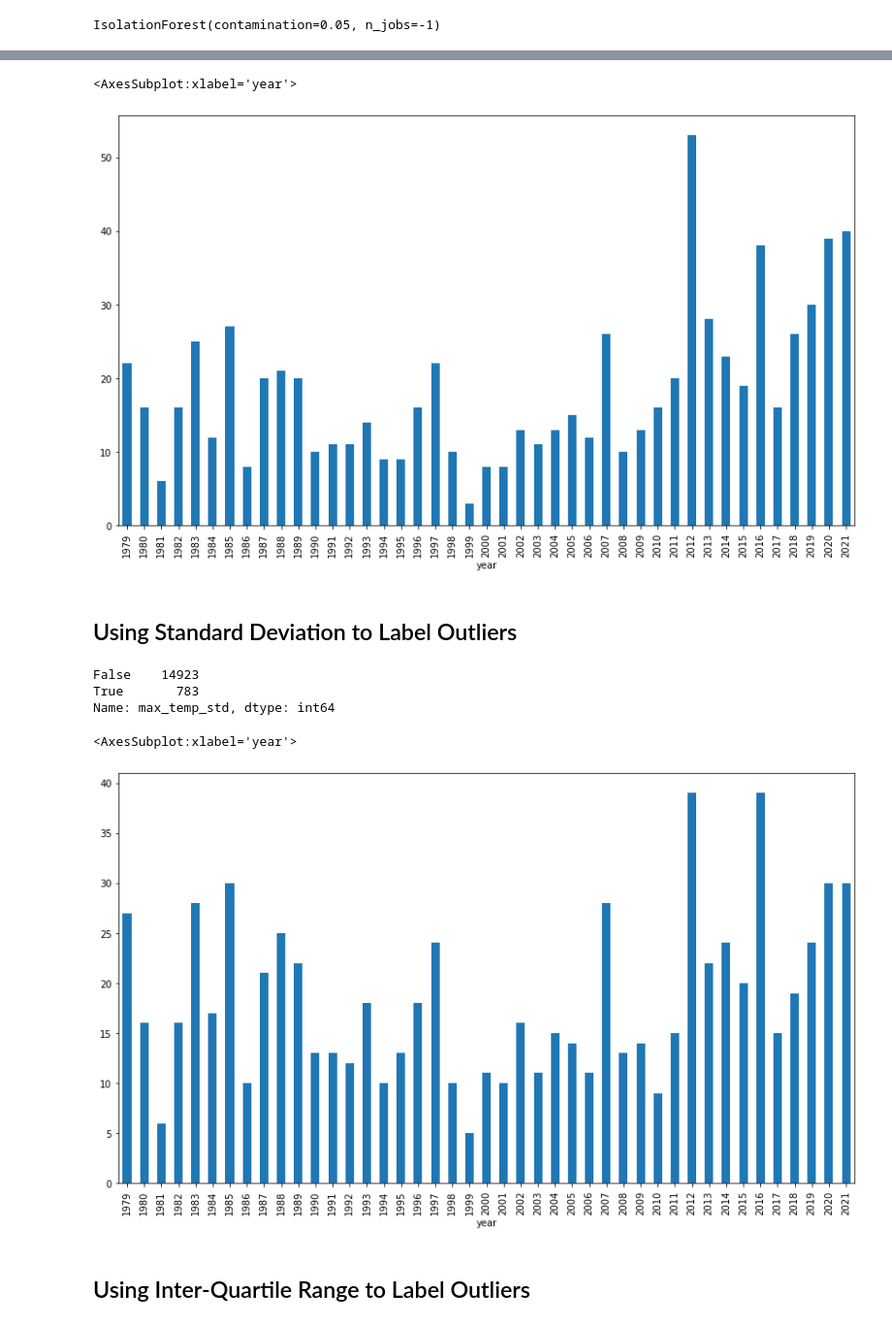
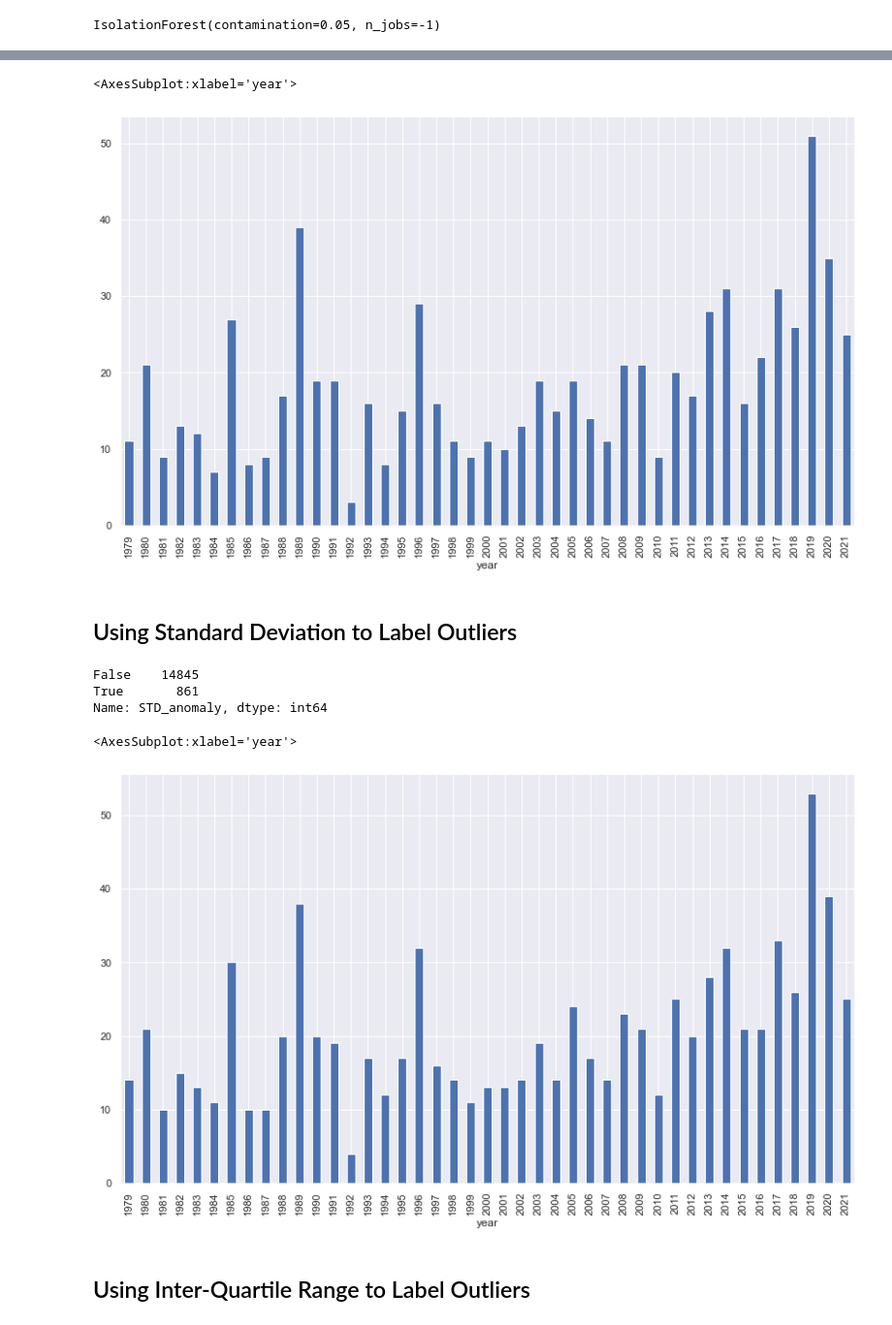
Before and after one commit to joseph-cavarretta/projects, a Jupyter notebook: DS_projects/weather_model/weather_eda.ipynb, the cells around one changed output, grey strips where cells are left out. Shown at 97% size. Cells and saved outputs as stored; diff of their text form; code cells hidden in the pictures.

```diff
--- a/DS_projects/weather_model/weather_eda.ipynb
+++ b/DS_projects/weather_model/weather_eda.ipynb
@@ -205,11 +236,11 @@ df[['max_temp', 'mean_temp', 'min_temp']].plot.box(figsize=(14,8))
 # %% [markdown]
 ## Using an Isolation Forest to Label Anomalies
 # %%
-# I will look at anomalies for maximum 1-hour daily temp
+# build isolation forest model with residual data from max hourly temp each day
 
 isolation_forest = IsolationForest(n_estimators=100, n_jobs=-1, contamination=0.05)
-isolation_forest.fit(df['max_temp'].to_numpy().reshape(-1,1))
+isolation_forest.fit(df['LOESS_residuals'].to_numpy().reshape(-1,1))
 # %% [output]
 IsolationForest(contamination=0.05, n_jobs=-1)
 # %%
-df['max_temp_isf'] = isolation_forest.fit_predict(df['max_temp'].to_numpy().reshape(-1,1))
+df['iso_forest_anomaly'] = isolation_forest.fit_predict(df['LOESS_residuals'].to_numpy().reshape(-1,1))
@@ -234,35 +254,35 @@ Name: max_temp_isf, dtype: int64
 # %%
-# number of max temp anomaly days per year
-df.loc[df['max_temp_isf']==-1].groupby('year')['max_temp'].count().plot(kind='bar', figsize=(14,8))
+# number of mean temp anomaly days per year
+df.loc[df['iso_forest_anomaly']==-1].groupby('year')['mean_temp'].count().plot(kind='bar', figsize=(14,8))
 # %% [output]
 <AxesSubplot:xlabel='year'>
-[figure, old version]
+[figure, new version]
 # %% [markdown]
 ## Using Standard Deviation to Label Outliers
 # %%
-# Standard Deviation
+# Standard Deviation for anomaly detection
 
-mean = df['max_temp'].mean()
-std = df['max_temp'].std()
+mean = df['LOESS_residuals'].mean()
+std = df['LOESS_residuals'].std()
 
-std_mult = std * 1.77
+std_mult = std * 2
 
 lower_limit = mean - std_mult
 upper_limit = mean + std_mult
 # %%
-df['max_temp_std'] = np.where((df['max_temp'] < lower_limit) | (df['max_temp'] > upper_limit), True, False)
+df['STD_anomaly'] = np.where((df['LOESS_residuals'] < lower_limit) | (df['LOESS_residuals'] > upper_limit), True, False)
 # %%
-df['max_temp_std'].value_counts()
+df['STD_anomaly'].value_counts()
 # %% [output]
-False    14923
-True       783
-Name: max_temp_std, dtype: int64
+False    14845
+True       861
+Name: STD_anomaly, dtype: int64
 # %%
 # number of max temp anomaly days per year
-df.loc[df['max_temp_std']==True].groupby('year')['max_temp'].count().plot(kind='bar', figsize=(14,8))
+df.loc[df['STD_anomaly']==True].groupby('year')['mean_temp'].count().plot(kind='bar', figsize=(14,8))
 # %% [output]
 <AxesSubplot:xlabel='year'>
-[figure, old version]
+[figure, new version]
 # %% [markdown]
 ## Using Inter-Quartile Range to Label Outliers
 # %%
```
Also changed, not shown: parts of 24 cells of this notebook, 7 other files.
